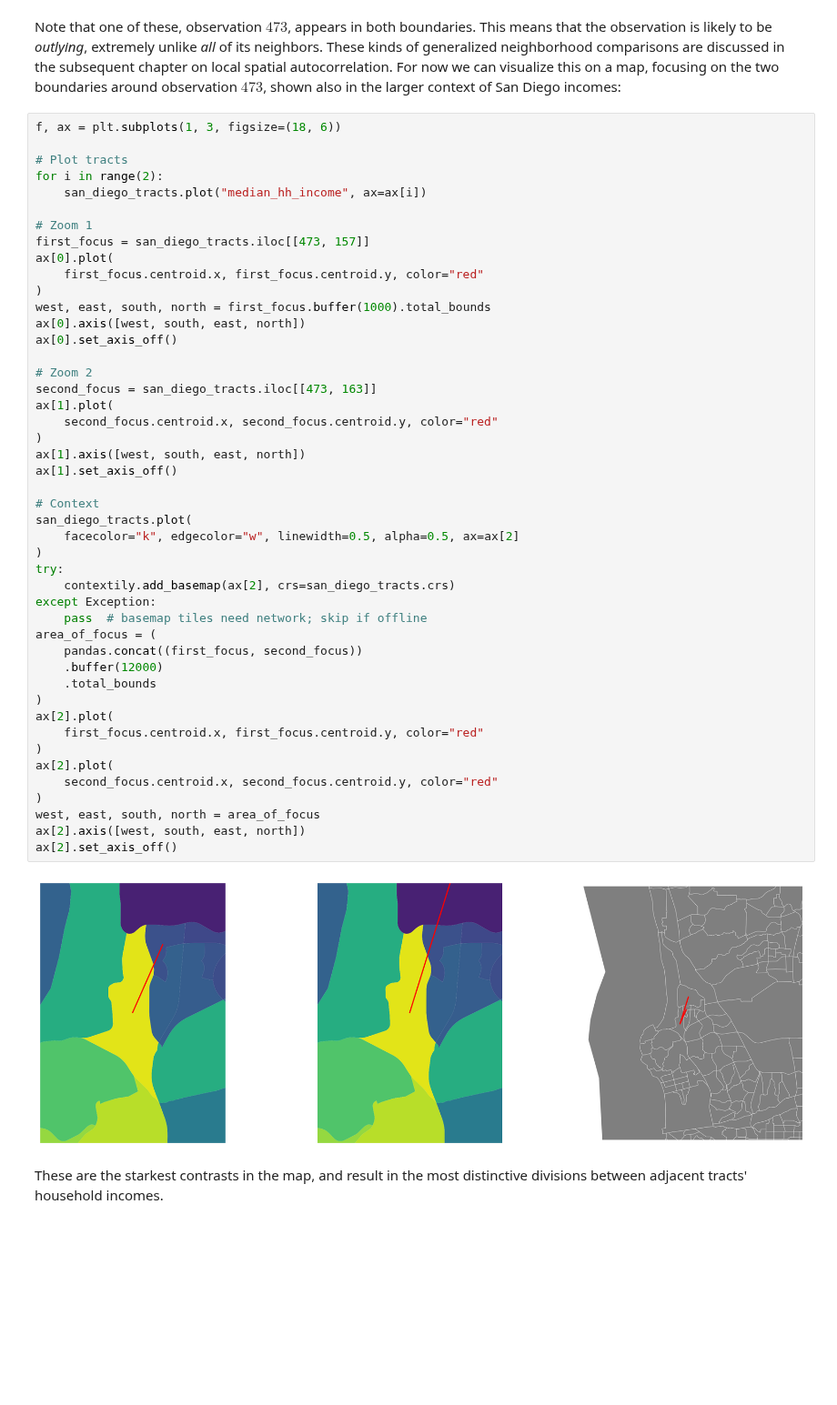
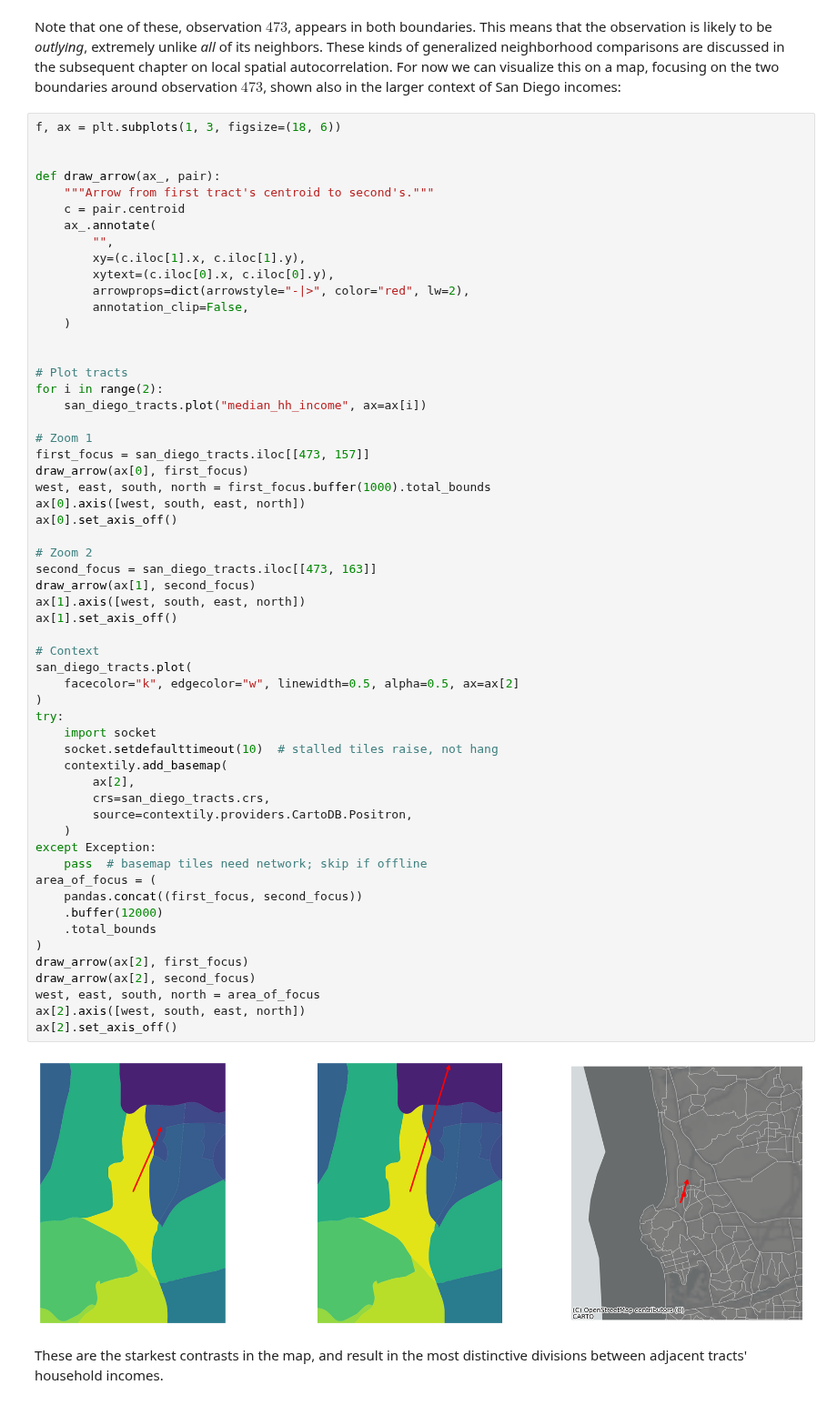
Before and after one commit to rschifan/spatial-unito-26, a Jupyter notebook: notebooks/01_spatial_weights.ipynb, the cells around one changed output. Shown at 91% size. Drawn from its saved outputs; the diff is of its cells as text; blank space fills up the shorter version.

```diff
--- a/notebooks/01_spatial_weights.ipynb
+++ b/notebooks/01_spatial_weights.ipynb
@@ -1212,52 +1212,63 @@ adjlist_income[outside]
 Note that one of these, observation $473$, appears in both boundaries. This means that the observation is likely to be *outlying*, extremely unlike *all* of its neighbors. These kinds of generalized neighborhood comparisons are discussed in the subsequent chapter on local spatial autocorrelation. For now we can visualize this on a map, focusing on the two boundaries around observation $473$, shown also in the larger context of San Diego incomes:
 # %%
 f, ax = plt.subplots(1, 3, figsize=(18, 6))
+
+
+def draw_arrow(ax_, pair):
+    """Arrow from first tract's centroid to second's."""
+    c = pair.centroid
+    ax_.annotate(
+        "",
+        xy=(c.iloc[1].x, c.iloc[1].y),
+        xytext=(c.iloc[0].x, c.iloc[0].y),
+        arrowprops=dict(arrowstyle="-|>", color="red", lw=2),
+        annotation_clip=False,
+    )
+
 
 # Plot tracts
 for i in range(2):
     san_diego_tracts.plot("median_hh_income", ax=ax[i])
 
 # Zoom 1
 first_focus = san_diego_tracts.iloc[[473, 157]]
-ax[0].plot(
-    first_focus.centroid.x, first_focus.centroid.y, color="red"
-)
+draw_arrow(ax[0], first_focus)
 west, east, south, north = first_focus.buffer(1000).total_bounds
 ax[0].axis([west, south, east, north])
 ax[0].set_axis_off()
 
 # Zoom 2
 second_focus = san_diego_tracts.iloc[[473, 163]]
-ax[1].plot(
-    second_focus.centroid.x, second_focus.centroid.y, color="red"
-)
+draw_arrow(ax[1], second_focus)
 ax[1].axis([west, south, east, north])
 ax[1].set_axis_off()
 
 # Context
 san_diego_tracts.plot(
     facecolor="k", edgecolor="w", linewidth=0.5, alpha=0.5, ax=ax[2]
 )
 try:
-    contextily.add_basemap(ax[2], crs=san_diego_tracts.crs)
+    import socket
+    socket.setdefaulttimeout(10)  # stalled tiles raise, not hang
+    contextily.add_basemap(
+        ax[2],
+        crs=san_diego_tracts.crs,
+        source=contextily.providers.CartoDB.Positron,
+    )
 except Exception:
     pass  # basemap tiles need network; skip if offline
 area_of_focus = (
     pandas.concat((first_focus, second_focus))
     .buffer(12000)
     .total_bounds
 )
-ax[2].plot(
-    first_focus.centroid.x, first_focus.centroid.y, color="red"
-)
-ax[2].plot(
-    second_focus.centroid.x, second_focus.centroid.y, color="red"
-)
+draw_arrow(ax[2], first_focus)
+draw_arrow(ax[2], second_focus)
 west, east, south, north = area_of_focus
 ax[2].axis([west, south, east, north])
 ax[2].set_axis_off()
 # %% [output]
-[figure, old version]
+[figure, new version]
 # %% [markdown]
 These are the starkest contrasts in the map, and result in the most distinctive divisions between adjacent tracts' household incomes.
 # %% [markdown]
```
Also changed, not shown: parts of 2 cells of this notebook, 3 other files.
